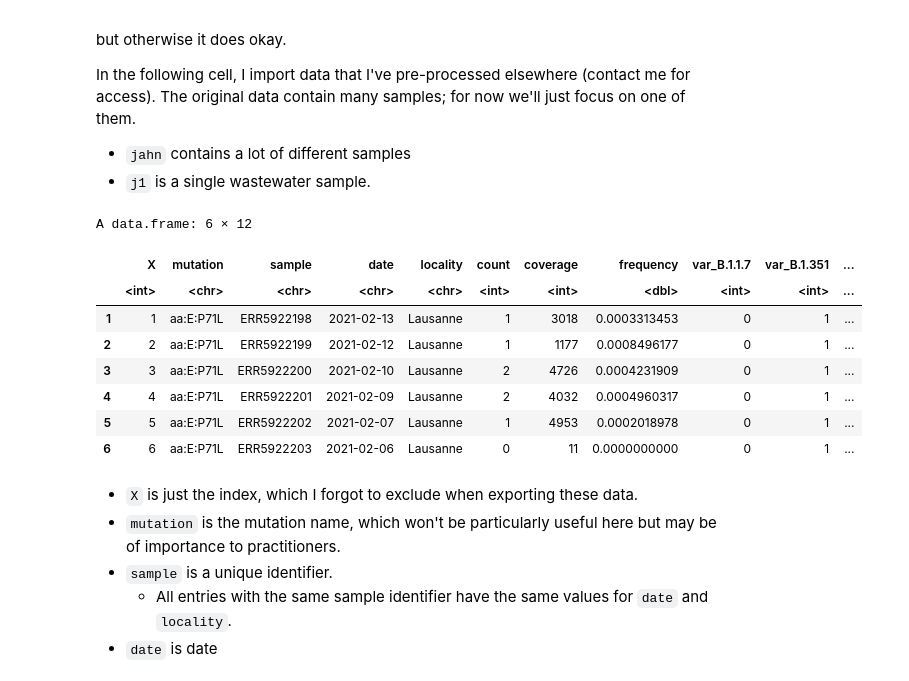
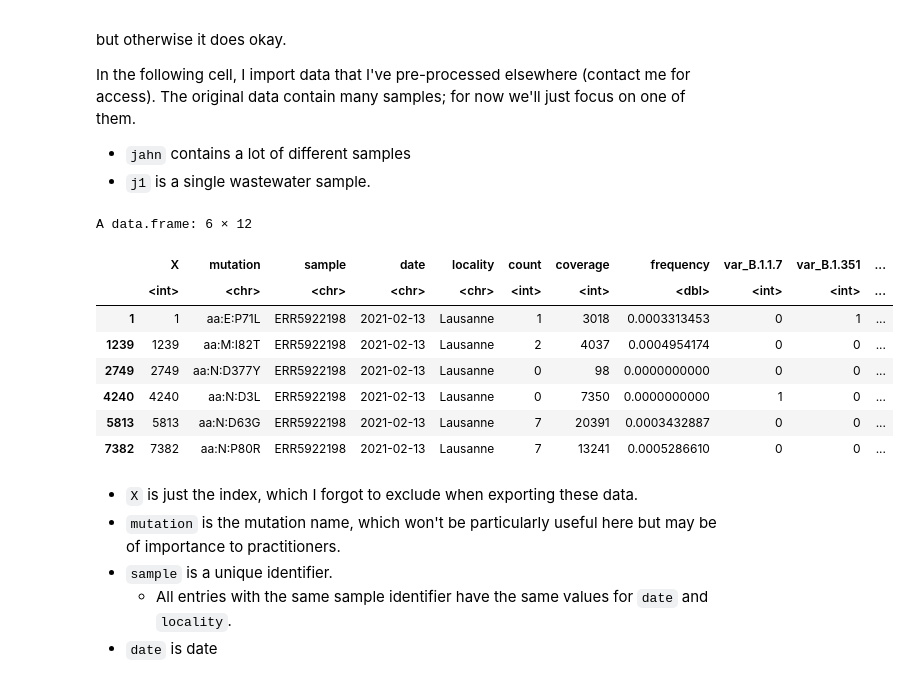
Before and after one commit to DASL-Lab/lineage-proportion-estimators, a Jupyter notebook: notebooks/basic_modelling.ipynb, the cells around one changed output. Drawn from its saved outputs; the diff is of its cells as text; code cells hidden in the pictures.

Commit message:
Fix samples

```diff
--- a/notebooks/basic_modelling.ipynb
+++ b/notebooks/basic_modelling.ipynb
@@ -24,21 +25,21 @@ In the following cell, I import data that I've pre-processed elsewhere (contact
 # %%
 jahn <- read.csv(here("data", "jahn_variants.csv"))
 # Cleaning location names.
 jahn[, "locality"] <- strsplit(jahn[, "locality"], split = " - ") |>
     sapply(function(x) x[2])
 
-j1 <- jahn[jahn[, "sample"] == jahn[, "sample"], ]
+j1 <- jahn[jahn[, "sample"] == jahn[1, "sample"], ]
 head(j1)
 # %% [output]
 A data.frame: 6 × 12
 |  | X | mutation | sample | date | locality | count | coverage | frequency | var_B.1.1.7 | var_B.1.351 | ... |
 |  | <int> | <chr> | <chr> | <chr> | <chr> | <int> | <int> | <dbl> | <int> | <int> | ... |
 | 1 | 1 | aa:E:P71L | ERR5922198 | 2021-02-13 | Lausanne | 1 | 3018 | 0.0003313453 | 0 | 1 | ... |
-| 2 | 2 | aa:E:P71L | ERR5922199 | 2021-02-12 | Lausanne | 1 | 1177 | 0.0008496177 | 0 | 1 | ... |
-| 3 | 3 | aa:E:P71L | ERR5922200 | 2021-02-10 | Lausanne | 2 | 4726 | 0.0004231909 | 0 | 1 | ... |
-| 4 | 4 | aa:E:P71L | ERR5922201 | 2021-02-09 | Lausanne | 2 | 4032 | 0.0004960317 | 0 | 1 | ... |
-| 5 | 5 | aa:E:P71L | ERR5922202 | 2021-02-07 | Lausanne | 1 | 4953 | 0.0002018978 | 0 | 1 | ... |
-| 6 | 6 | aa:E:P71L | ERR5922203 | 2021-02-06 | Lausanne | 0 | 11 | 0.0000000000 | 0 | 1 | ... |
+| 1239 | 1239 | aa:M:I82T | ERR5922198 | 2021-02-13 | Lausanne | 2 | 4037 | 0.0004954174 | 0 | 0 | ... |
+| 2749 | 2749 | aa:N:D377Y | ERR5922198 | 2021-02-13 | Lausanne | 0 | 98 | 0.0000000000 | 0 | 0 | ... |
+| 4240 | 4240 | aa:N:D3L | ERR5922198 | 2021-02-13 | Lausanne | 0 | 7350 | 0.0000000000 | 1 | 0 | ... |
+| 5813 | 5813 | aa:N:D63G | ERR5922198 | 2021-02-13 | Lausanne | 7 | 20391 | 0.0003432887 | 0 | 0 | ... |
+| 7382 | 7382 | aa:N:P80R | ERR5922198 | 2021-02-13 | Lausanne | 7 | 13241 | 0.0005286610 | 0 | 0 | ... |
 # %% [markdown]
 - `X` is just the index, which I forgot to exclude when exporting these data.
 - `mutation` is the mutation name, which won't be particularly useful here but may be of importance to practitioners.
```
Also changed, not shown: parts of 6 cells of this notebook.
